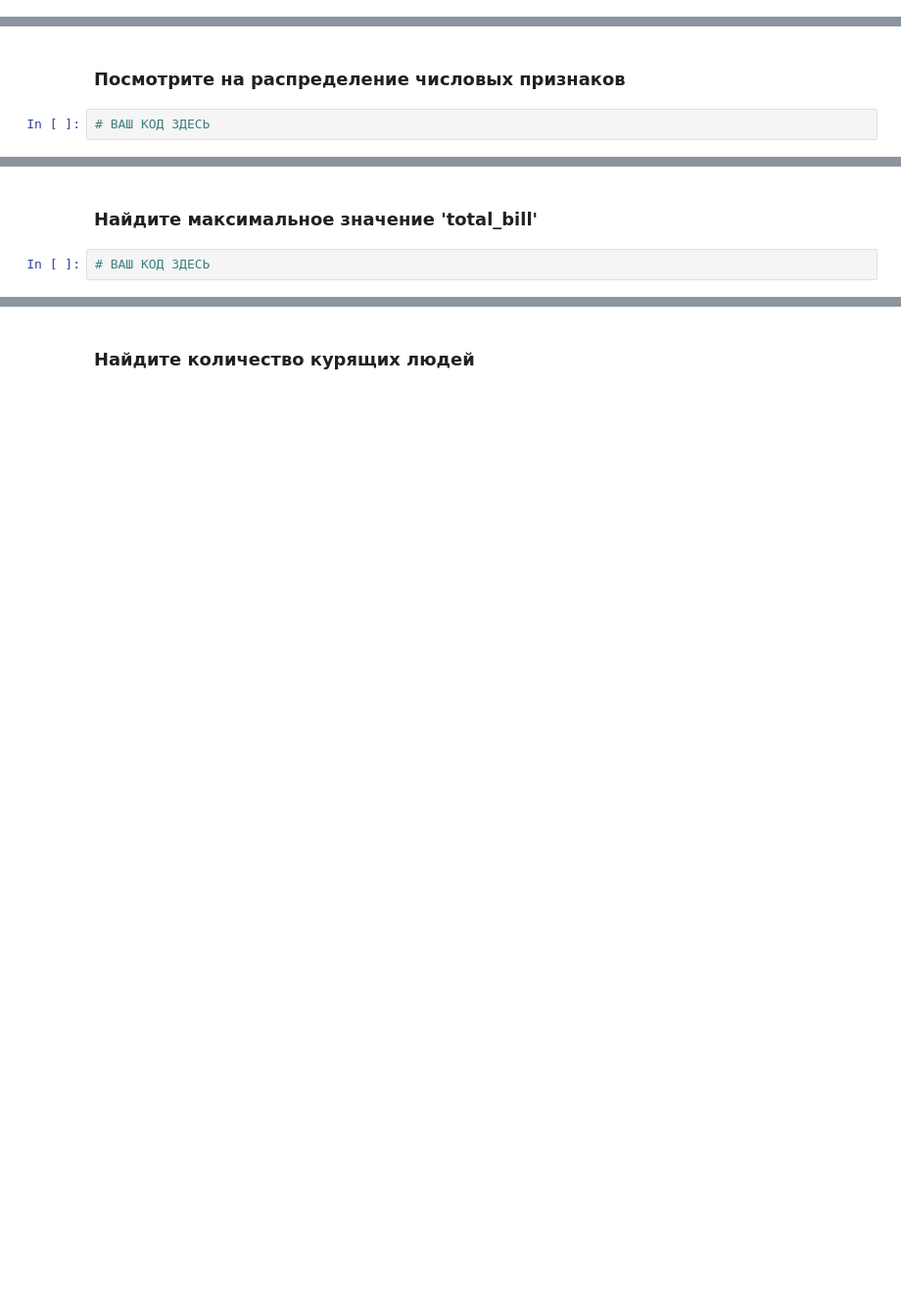
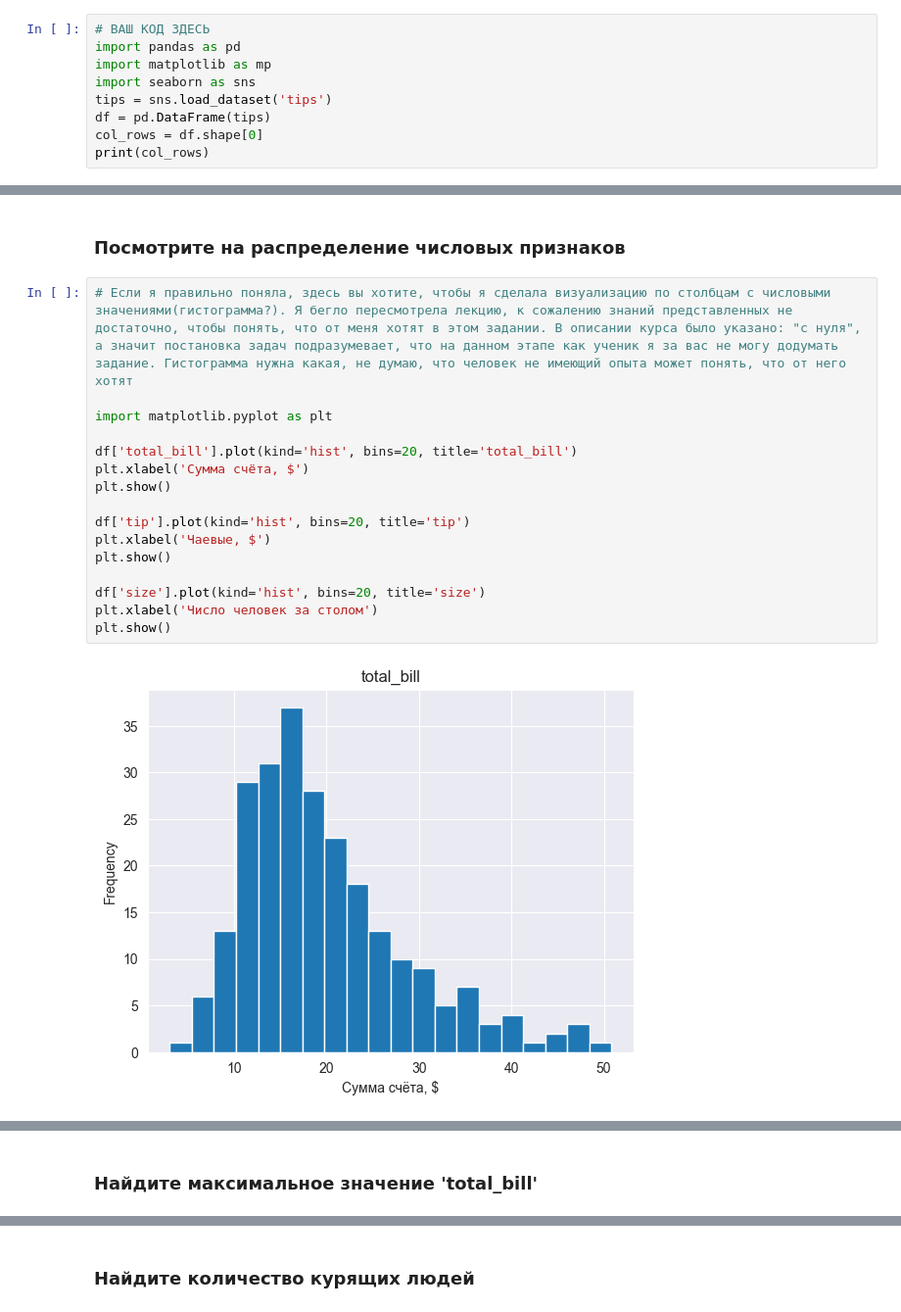
Before and after one commit to AlexandraPonomar/ML-Basic, a Jupyter notebook: homework_07/homework_07.ipynb, the cells around one changed output, grey strips where cells are left out. Shown at 98% size. Drawn from its saved outputs; the diff is of its cells as text; blank space fills up the shorter version.

```diff
--- a/homework_07/homework_07.ipynb
+++ b/homework_07/homework_07.ipynb
@@ -150,0 +164,9 @@ print(tips.head())
+# %%
+# ВАШ КОД ЗДЕСЬ
+import pandas as pd
+import matplotlib as mp
+import seaborn as sns
+tips = sns.load_dataset('tips')
+df = pd.DataFrame(tips)
+col_rows = df.shape[0]
+print(col_rows)
@@ -155,4 +195,20 @@ print(tips.head())
 # %% [markdown]
 ### Посмотрите на распределение числовых признаков
-# %%
-# ВАШ КОД ЗДЕСЬ
+# %%
+# Если я правильно поняла, здесь вы хотите, чтобы я сделала визуализацию по столбцам с числовыми значениями(гистограмма?). Я бегло пересмотрела лекцию, к сожалению знаний представленных не достаточно, чтобы понять, что от меня хотят в этом задании. В описании курса было указано: "с нуля", а значит постановка задач подразумевает, что на данном этапе как ученик я за вас не могу додумать задание. Гистограмма нужна какая, не думаю, что человек не имеющий опыта может понять, что от него хотят
+
+import matplotlib.pyplot as plt
+
+df['total_bill'].plot(kind='hist', bins=20, title='total_bill')
+plt.xlabel('Сумма счёта, $')
+plt.show()
+
+df['tip'].plot(kind='hist', bins=20, title='tip')
+plt.xlabel('Чаевые, $')
+plt.show()
+
+df['size'].plot(kind='hist', bins=20, title='size')
+plt.xlabel('Число человек за столом')
+plt.show()
+# %% [output]
+[figure, added]
@@ -159,4 +217,2 @@ print(tips.head())
 # %% [markdown]
 ### Найдите максимальное значение 'total_bill'
-# %%
-# ВАШ КОД ЗДЕСЬ
```
Also changed, not shown: parts of 29 cells of this notebook.
